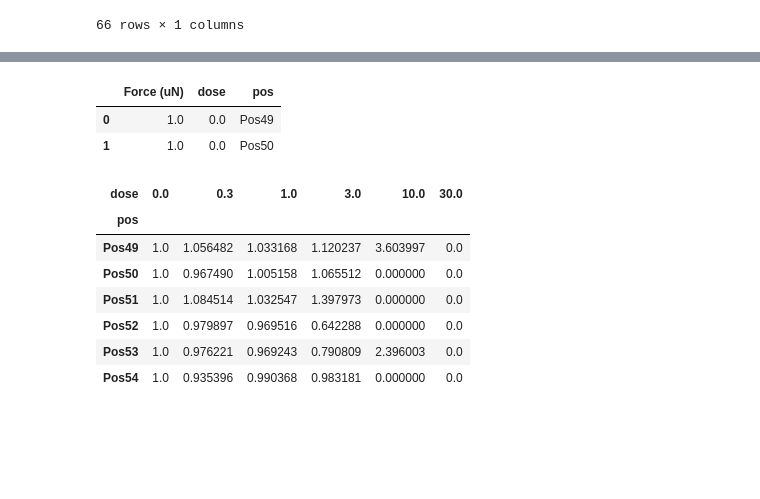
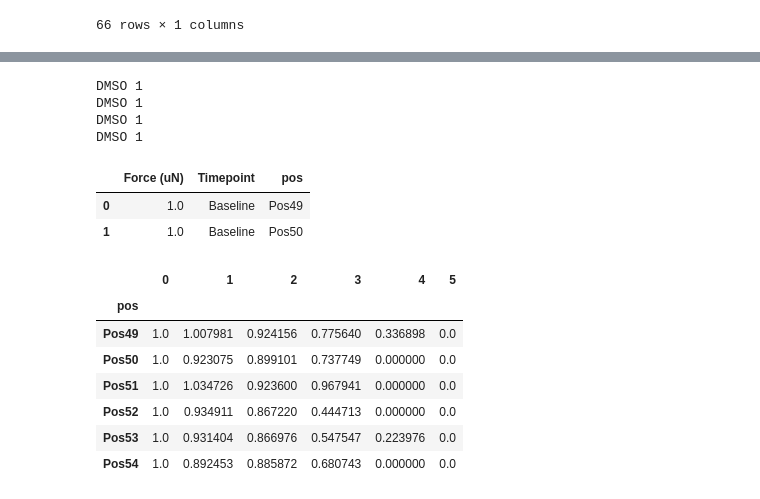
Before and after one commit to shimbalama/omics_dashboard, a Jupyter notebook: Untitled-1.ipynb, the cells around one changed output, grey strips where cells are left out. Saved outputs shown, nothing was run; the diff lists cells and outputs as text; code cells hidden in the pictures; blank space fills up the shorter version.

```diff
--- a/Untitled-1.ipynb
+++ b/Untitled-1.ipynb
@@ -204,33 +181,38 @@ df.head(2)
 # %%
-def normalize_group(group):
+def normalize_group(group, data_cols):
     drug_data_dict = group.to_dict()
     norm = {}
     for data in data_cols:
         norm[data] = {}
         for k, v in drug_data_dict[data].items():
             _, pos = k.split(':')
-            baseline_key = '0.0:' + pos
-            norm[data][k] = (v / drug_data_dict[data][baseline_key])
+            baseline_key = 'Baseline:' + pos
+            norm[data][k] = v / drug_data_dict[data][baseline_key]
     return pd.DataFrame(norm)
 
-def normalize_group2(group):
-    group['Dose'] = group.index
-    group['Dose'] = group['Dose'].apply(lambda x: x.split(':')[0])
+def replace_time(df):
+
+    df['Timepoint'] = df.index
+    df['Timepoint'] = df['Timepoint'].apply(lambda x: x.split(':')[0])
+
+    return df
+
+def normalize_group2(group, DMSO_, data_cols):
+
+    group = replace_time(group)
+    DMSO_ = replace_time(DMSO_)
     drug_data_dict = group.to_dict()
     norm = {}
     for data in data_cols:
         norm[data] = {}
         for k, v in drug_data_dict[data].items():
             time, _ = k.split(':')
-
-            mean = group.query('Dose == @time')[data].mean()
-            # if time == '0.3':
-            #     print(k, v, time, mean, 'kkk',v / mean, group.query('Dose == @time')[[data, 'Dose']], sep='\n')
+            mean = DMSO_.query('Timepoint == @time')[data].mean()
             norm[data][k] = v / mean
     return pd.DataFrame(norm)
 
-normalized_df = df.groupby('Drug').apply(normalize_group)
+
+normalized_df = df.groupby('Drug').apply(normalize_group, data_cols)
 normalized_df = normalized_df.reset_index(level=['Drug'])
-normalized_df2 = normalized_df.groupby('Drug').apply(normalize_group2)
-#normalized_df2 = normalized_df2.droplevel('Drug')
-normalized_df.head(2)
+DMSO = normalized_df.query('Drug == "DMSO 1"')
+normalized_df2 = normalized_df.groupby('Drug').apply(normalize_group2, DMSO, data_cols)
@@ -267,6 +238,6 @@ normalized_df2
 66 rows × 10 columns
 # %%
-normalized_df2[['dose', 'pos']] = normalized_df2['index_copy'].str.split(':', expand=True)
+normalized_df2[['Timepoint', 'pos']] = normalized_df2['index_copy'].str.split(':', expand=True)
 normalized_df2
 # %% [output]
 |  |  | Force (uN) | Rate (bps) | Ta50 (s) | Tr50 (s) | Tpeak 85 (s) | Ta 15-30 (s) | Ta 30-85 (s) | ... |
@@ -292,25 +257,35 @@ normalized_df2.loc['Flecainide'].head(2)
+# %%
+for gg, hh in normalized_df2.index[0:4]:
+    print(gg)
+# %% [output]
+DMSO 1
+DMSO 1
+DMSO 1
+DMSO 1
 # %%
-cols = ['Force (uN)', 'dose', 'pos']
+cols = ['Force (uN)', 'Timepoint', 'pos']
 force = normalized_df2.loc['Flecainide'][cols]
 force = force.reset_index()[cols]
 force.head(2)
 # %% [output]
-|  | Force (uN) | dose | pos |
-| 0 | 1.0 | 0.0 | Pos49 |
-| 1 | 1.0 | 0.0 | Pos50 |
+|  | Force (uN) | Timepoint | pos |
+| 0 | 1.0 | Baseline | Pos49 |
+| 1 | 1.0 | Baseline | Pos50 |
 # %%
-pivoted = force.pivot(index="dose", columns="pos", values="Force (uN)").T
-pivoted = pivoted[map(str, sorted(map(float, pivoted.columns)))]
+pivoted = force.pivot(index="Timepoint", columns="pos", values="Force (uN)").T
+#pivoted = pivoted[map(str, sorted(map(float, pivoted.columns)))]
+pivoted = pivoted[['Baseline', '1', '2', '3', '4', '5']]
+pivoted.columns = [0, 1, 2, 3, 4, 5]
 pivoted
 # %% [output]
-| dose | 0.0 | 0.3 | 1.0 | 3.0 | 10.0 | 30.0 |
+|  | 0 | 1 | 2 | 3 | 4 | 5 |
 | pos |  |  |  |  |  |  |
-| Pos49 | 1.0 | 1.056482 | 1.033168 | 1.120237 | 3.603997 | 0.0 |
-| Pos50 | 1.0 | 0.967490 | 1.005158 | 1.065512 | 0.000000 | 0.0 |
-| Pos51 | 1.0 | 1.084514 | 1.032547 | 1.397973 | 0.000000 | 0.0 |
-| Pos52 | 1.0 | 0.979897 | 0.969516 | 0.642288 | 0.000000 | 0.0 |
-| Pos53 | 1.0 | 0.976221 | 0.969243 | 0.790809 | 2.396003 | 0.0 |
-| Pos54 | 1.0 | 0.935396 | 0.990368 | 0.983181 | 0.000000 | 0.0 |
+| Pos49 | 1.0 | 1.007981 | 0.924156 | 0.775640 | 0.336898 | 0.0 |
+| Pos50 | 1.0 | 0.923075 | 0.899101 | 0.737749 | 0.000000 | 0.0 |
+| Pos51 | 1.0 | 1.034726 | 0.923600 | 0.967941 | 0.000000 | 0.0 |
+| Pos52 | 1.0 | 0.934911 | 0.867220 | 0.444713 | 0.000000 | 0.0 |
+| Pos53 | 1.0 | 0.931404 | 0.866976 | 0.547547 | 0.223976 | 0.0 |
+| Pos54 | 1.0 | 0.892453 | 0.885872 | 0.680743 | 0.000000 | 0.0 |
 # %%
 pivoted.describe()
 # %% [output]
```
Also changed, not shown: parts of 16 cells of this notebook, 7 other files.
